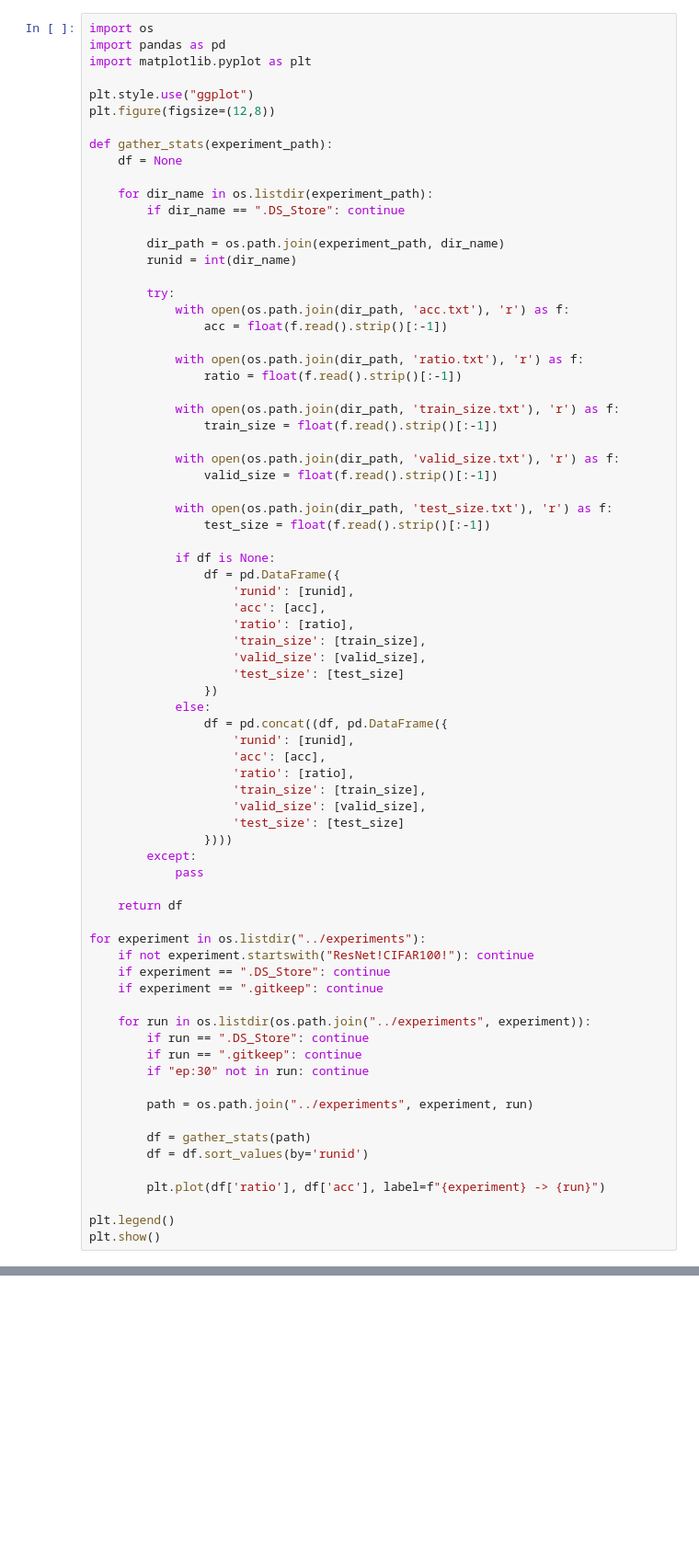
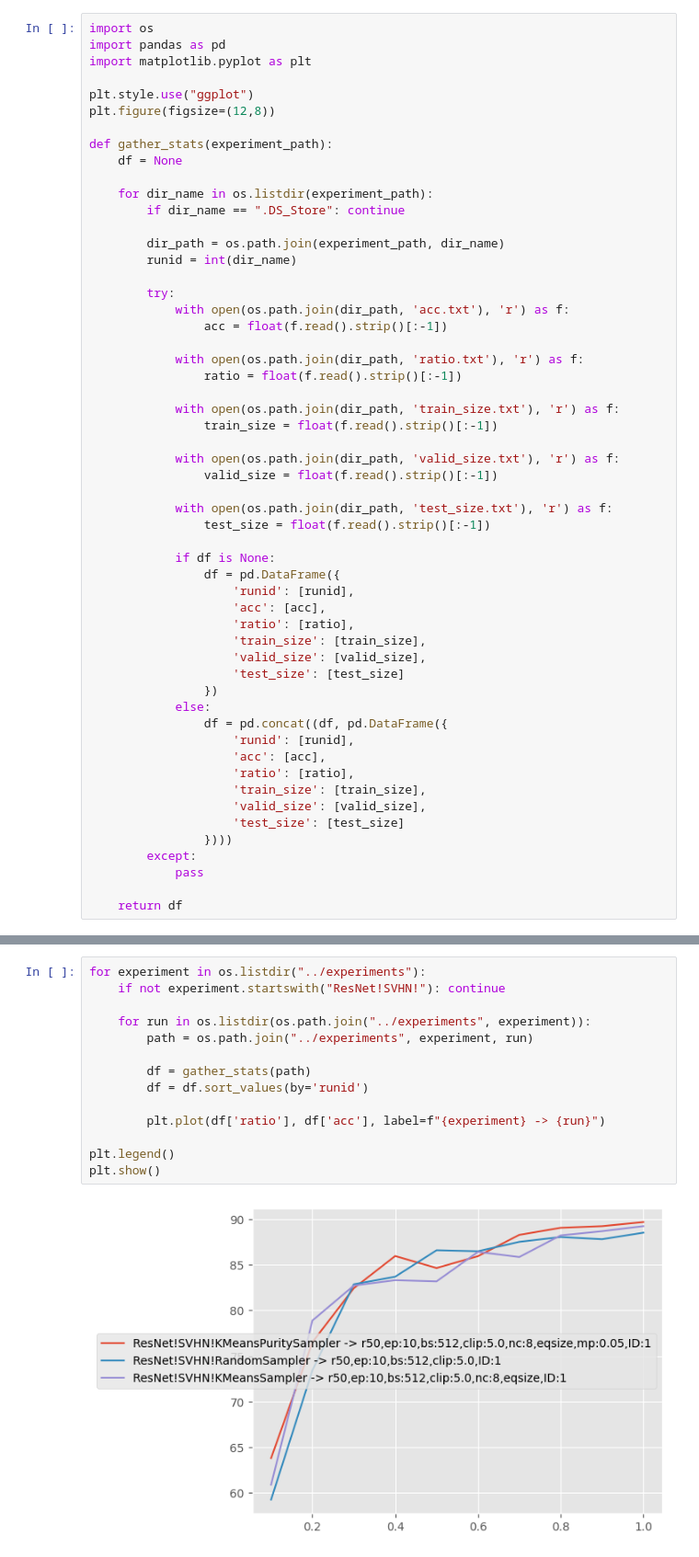
Before and after one commit to Drske/KISS, a Jupyter notebook: notebooks/results.ipynb, the cells around one changed output, grey strips where cells are left out. Shown at 92% size. Saved outputs shown, nothing was run; the diff lists cells and outputs as text; blank space fills up the shorter version.

Commit message:
Update experiment pipeline

```diff
--- a/notebooks/results.ipynb
+++ b/notebooks/results.ipynb
@@ -53,24 +53,4 @@ def gather_stats(experiment_path):
             pass
 
     return df
-
-for experiment in os.listdir("../experiments"):
-    if not experiment.startswith("ResNet!CIFAR100!"): continue
-    if experiment == ".DS_Store": continue
-    if experiment == ".gitkeep": continue
-
-    for run in os.listdir(os.path.join("../experiments", experiment)):
-        if run == ".DS_Store": continue
-        if run == ".gitkeep": continue
-        if "ep:30" not in run: continue
-
-        path = os.path.join("../experiments", experiment, run)
-
-        df = gather_stats(path)
-        df = df.sort_values(by='runid')
-
-        plt.plot(df['ratio'], df['acc'], label=f"{experiment} -> {run}")
-
-plt.legend()
-plt.show()
 # %% [output]
@@ -77,0 +74,16 @@ plt.show()
+# %%
+for experiment in os.listdir("../experiments"):
+    if not experiment.startswith("ResNet!SVHN!"): continue
+
+    for run in os.listdir(os.path.join("../experiments", experiment)):
+        path = os.path.join("../experiments", experiment, run)
+
+        df = gather_stats(path)
+        df = df.sort_values(by='runid')
+
+        plt.plot(df['ratio'], df['acc'], label=f"{experiment} -> {run}")
+
+plt.legend()
+plt.show()
+# %% [output]
+[figure, added]
```
Also changed, not shown: parts of 4 cells of this notebook, 5 other files.
